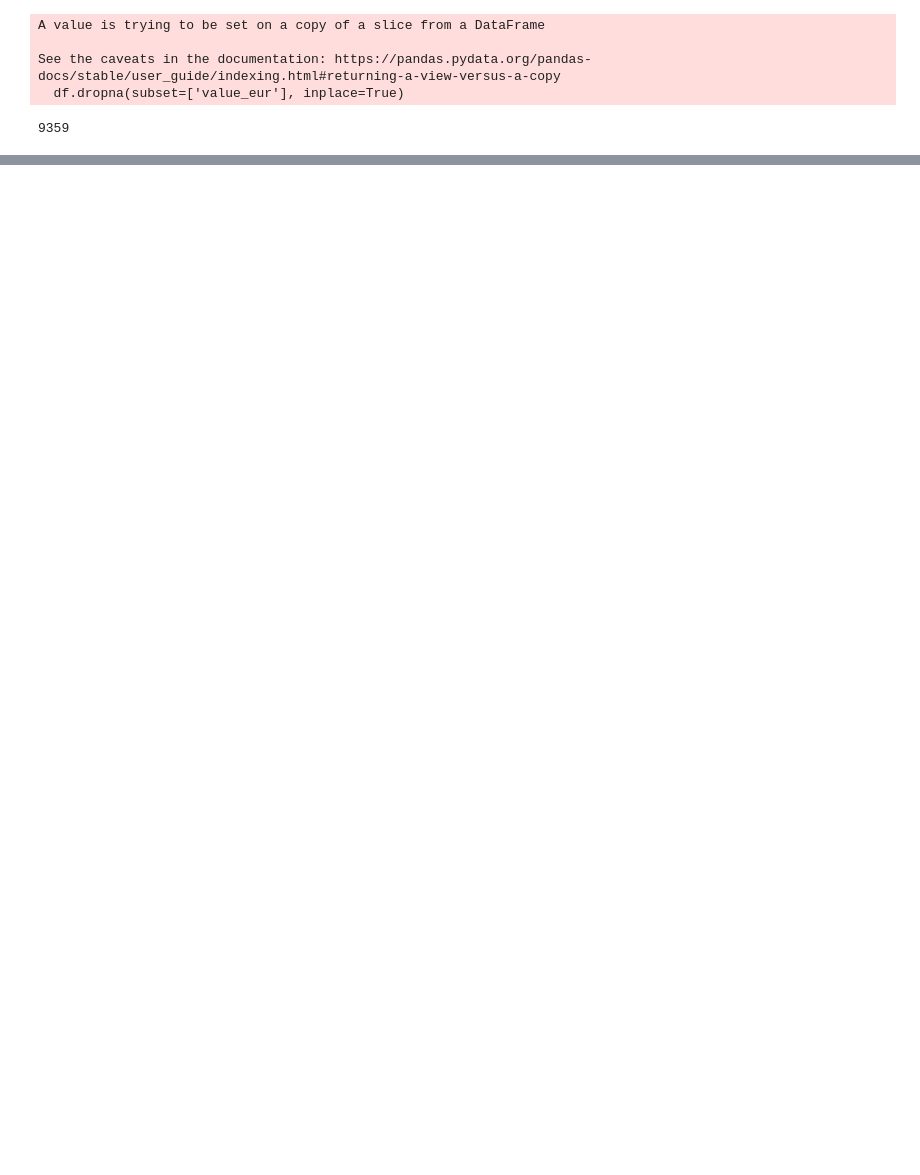
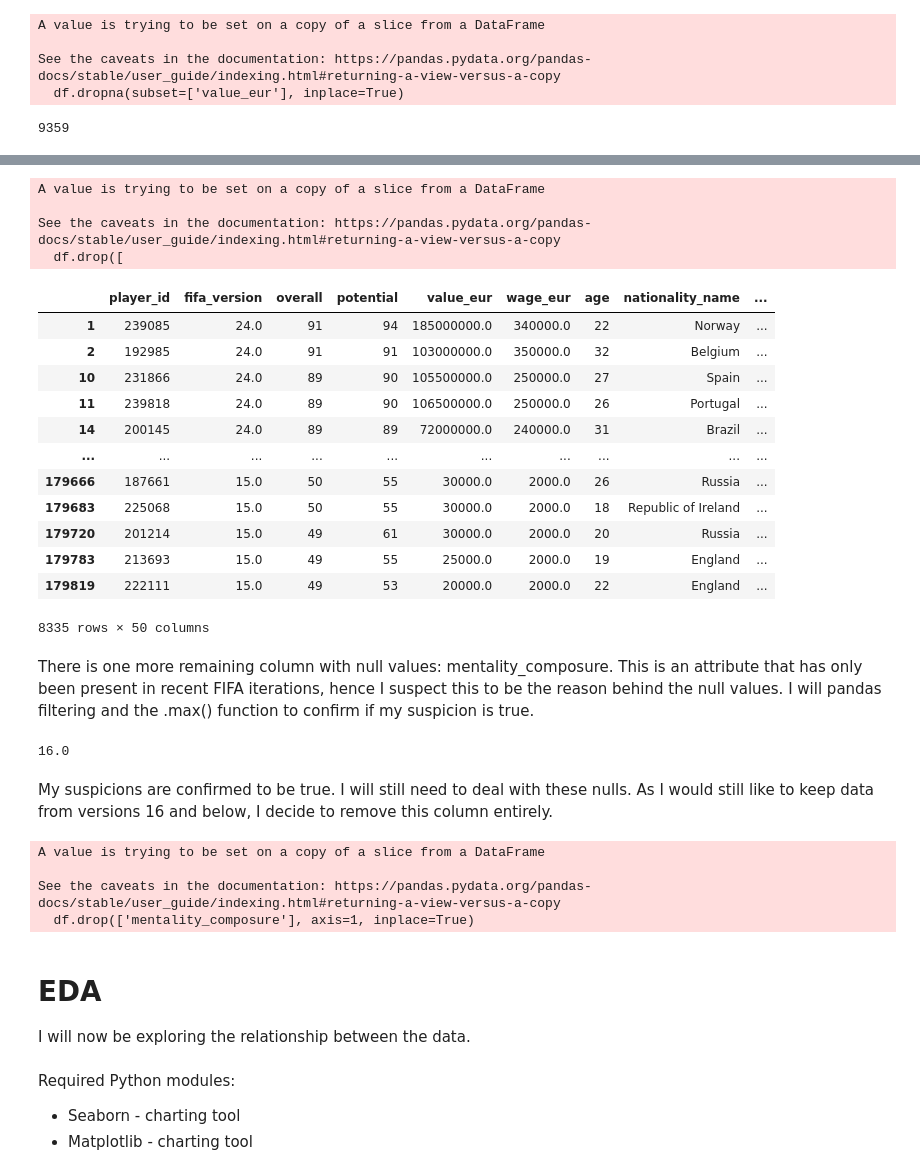
Before and after one commit to ish10k/footballer-wage-prediction, a Jupyter notebook: footballer-wage-prediction.ipynb, the cells around one changed output, grey strips where cells are left out. Drawn from its saved outputs; the diff is of its cells as text; code cells hidden in the pictures; blank space fills up the shorter version.

```diff
--- a/footballer-wage-prediction.ipynb
+++ b/footballer-wage-prediction.ipynb
@@ -335,0 +439,53 @@ See the caveats in the documentation: https://pandas.pydata.org/pandas-docs/stab
+# %%
+df = df[df['main_position'] != 'GK'] # filter out goalkeepers
+# remove goalkeeping ability data
+df.drop([
+    'goalkeeping_diving',
+    'goalkeeping_handling',
+    'goalkeeping_kicking',
+    'goalkeeping_positioning',
+    'goalkeeping_reflexes',
+    'goalkeeping_speed'
+], axis=1, inplace=True)
+df
+# %% [output]
+A value is trying to be set on a copy of a slice from a DataFrame
+
+See the caveats in the documentation: https://pandas.pydata.org/pandas-docs/stable/user_guide/indexing.html#returning-a-view-versus-a-copy
+  df.drop([
+|  | player_id | fifa_version | overall | potential | value_eur | wage_eur | age | nationality_name | ... |
+| 1 | 239085 | 24.0 | 91 | 94 | 185000000.0 | 340000.0 | 22 | Norway | ... |
+| 2 | 192985 | 24.0 | 91 | 91 | 103000000.0 | 350000.0 | 32 | Belgium | ... |
+| 10 | 231866 | 24.0 | 89 | 90 | 105500000.0 | 250000.0 | 27 | Spain | ... |
+| 11 | 239818 | 24.0 | 89 | 90 | 106500000.0 | 250000.0 | 26 | Portugal | ... |
+| 14 | 200145 | 24.0 | 89 | 89 | 72000000.0 | 240000.0 | 31 | Brazil | ... |
+| ... | ... | ... | ... | ... | ... | ... | ... | ... | ... |
+| 179666 | 187661 | 15.0 | 50 | 55 | 30000.0 | 2000.0 | 26 | Russia | ... |
+| 179683 | 225068 | 15.0 | 50 | 55 | 30000.0 | 2000.0 | 18 | Republic of Ireland | ... |
+| 179720 | 201214 | 15.0 | 49 | 61 | 30000.0 | 2000.0 | 20 | Russia | ... |
+| 179783 | 213693 | 15.0 | 49 | 55 | 25000.0 | 2000.0 | 19 | England | ... |
+| 179819 | 222111 | 15.0 | 49 | 53 | 20000.0 | 2000.0 | 22 | England | ... |
+8335 rows × 50 columns
+# %% [markdown]
+There is one more remaining column with null values: mentality_composure. This is an attribute that has only been present in recent FIFA iterations, hence I suspect this to be the reason behind the null values. I will pandas filtering and the .max() function to confirm if my suspicion is true.
+# %%
+# most recent fifa iterations with nulls in mentality_composure
+df[df['mentality_composure'].isna()]['fifa_version'].max()
+# %% [output]
+16.0
+# %% [markdown]
+My suspicions are confirmed to be true. I will still need to deal with these nulls. As I would still like to keep data from versions 16 and below, I decide to remove this column entirely.
+# %%
+df.drop(['mentality_composure'], axis=1, inplace=True)
+# %% [output]
+A value is trying to be set on a copy of a slice from a DataFrame
+
+See the caveats in the documentation: https://pandas.pydata.org/pandas-docs/stable/user_guide/indexing.html#returning-a-view-versus-a-copy
+  df.drop(['mentality_composure'], axis=1, inplace=True)
+# %% [markdown]
+# EDA
+I will now be exploring the relationship between the data.
+# %% [markdown]
+Required Python modules:
+* Seaborn - charting tool
+* Matplotlib - charting tool
```
Also changed, not shown: parts of 21 cells of this notebook.
